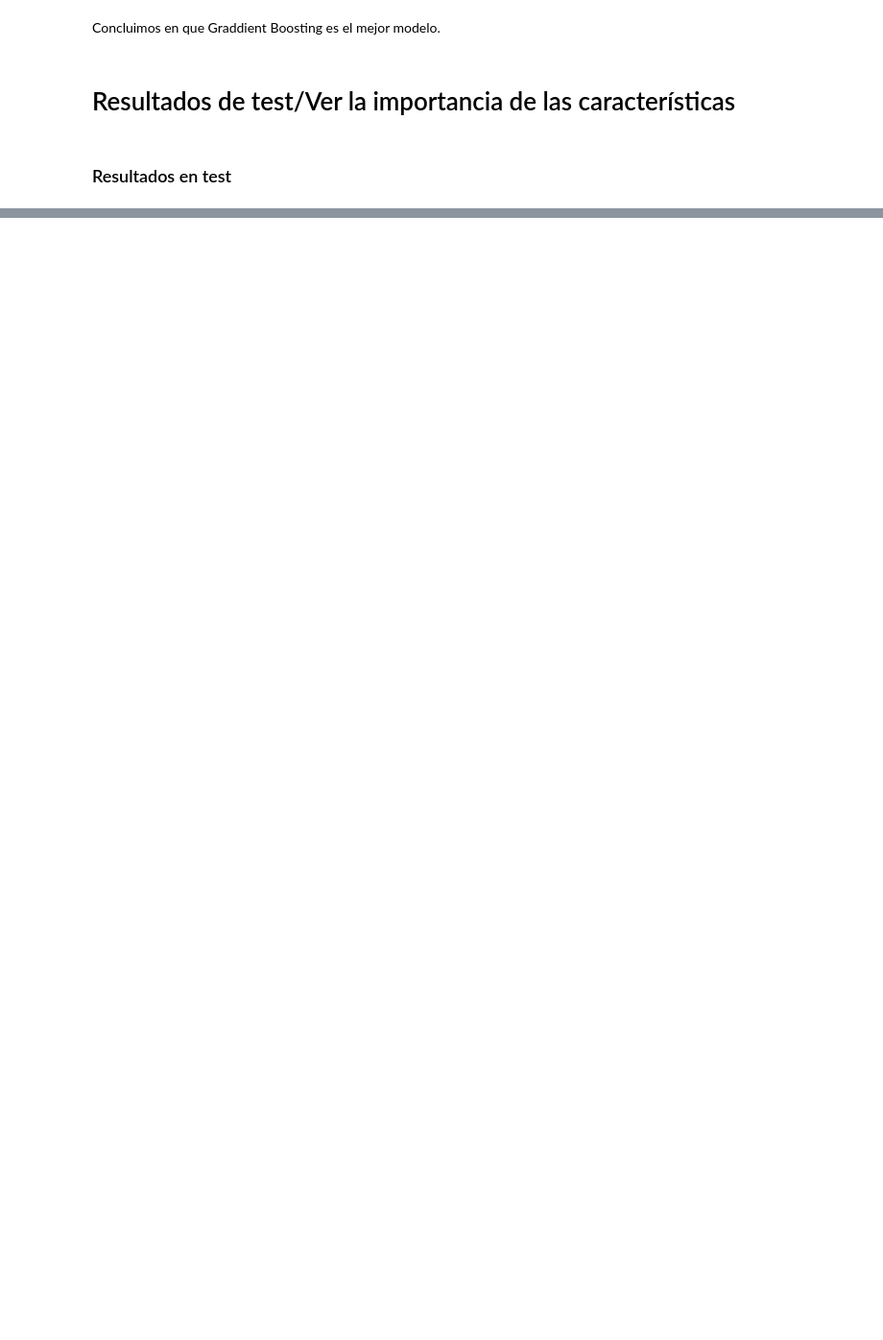
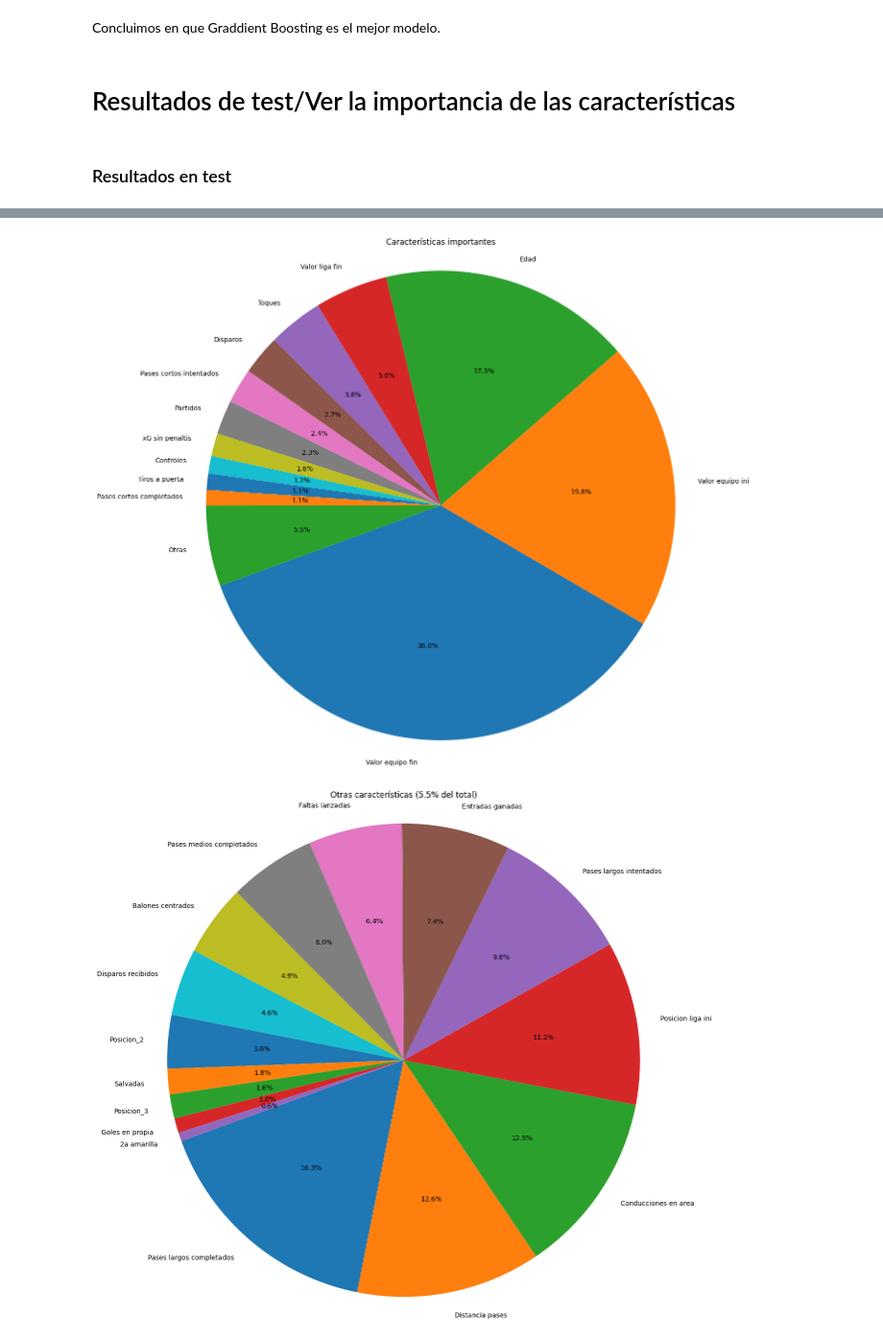
Before and after one commit to JMMelcrack/Predictive-models-applied-to-the-analysis-of-professional-footballers-wages, a Jupyter notebook: FeatureSelection.ipynb, the cells around one changed output, grey strips where cells are left out. Shown at 96% size. Saved outputs shown, nothing was run; the diff lists cells and outputs as text; code cells hidden in the pictures; blank space fills up the shorter version.

```diff
--- a/FeatureSelection.ipynb
+++ b/FeatureSelection.ipynb
@@ -2390,0 +2447,14 @@ KeyboardInterrupt:
+# %%
+# Obtener la importancia de las características
+feature_importances = model.feature_importances_
+
+# Obtener los nombres de las características
+features = x_test[x_test.columns[lvw_sol==1]]
+feature_names = features.columns
+
+# Crear un diccionario con los nombres de las características y su importancia
+feature_importance_dict = dict(zip(feature_names, feature_importances))
+
+# Imprimir las importancias de las características
+for feature_name, importance in feature_importance_dict.items():
+    print(f"{feature_name}: {importance}")
@@ -2390,0 +2479,38 @@ KeyboardInterrupt:
+# %%
+# Ordenar las características por importancia
+sorted_feature_importance = sorted(feature_importance_dict.items(), key=lambda x: x[1], reverse=True)
+
+# Separar las características en dos grupos: una con más del 1% de importancia y otra con menos del 1%
+important_features = {k: v for k, v in sorted_feature_importance if v >= 0.01}
+other_features = {k: v for k, v in sorted_feature_importance if v < 0.01 and v > 0.0001}
+
+# Calcular la importancia total de las características menos importantes
+other_importance = sum(other_features.values())
+
+# Agrupar las características menos importantes bajo un solo nombre
+important_features['Otras'] = other_importance
+
+# Preparar los datos para el gráfico de características importantes
+labels_imp = list(important_features.keys())
+sizes_imp = list(important_features.values())
+
+# Preparar los datos para el gráfico de características menos importantes
+labels_other = list(other_features.keys())
+sizes_other = list(other_features.values())
+
+# Crear el gráfico de características importantes
+plt.figure(figsize=(14, 14))
+plt.pie(sizes_imp, labels=labels_imp, autopct='%1.1f%%', startangle=200)
+plt.axis('equal')
+plt.title('Características importantes')
+plt.show()
+
+# Crear el gráfico de características menos importantes
+plt.figure(figsize=(14, 14))
+plt.pie(sizes_other, labels=labels_other, autopct='%1.1f%%', startangle=200)
+plt.axis('equal')
+plt.title('Otras características (5.5% del total)')
+plt.show()
+# %% [output]
+[figure, added]
+[figure, added]
```
Also changed, not shown: parts of 5 cells of this notebook.
